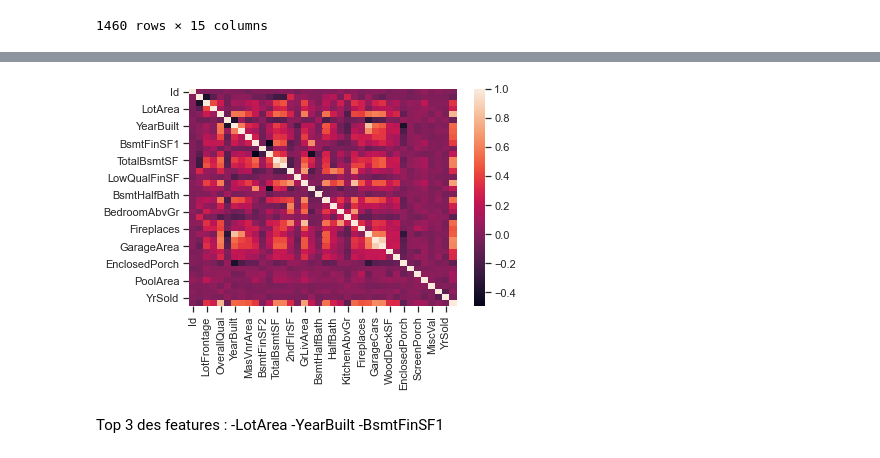
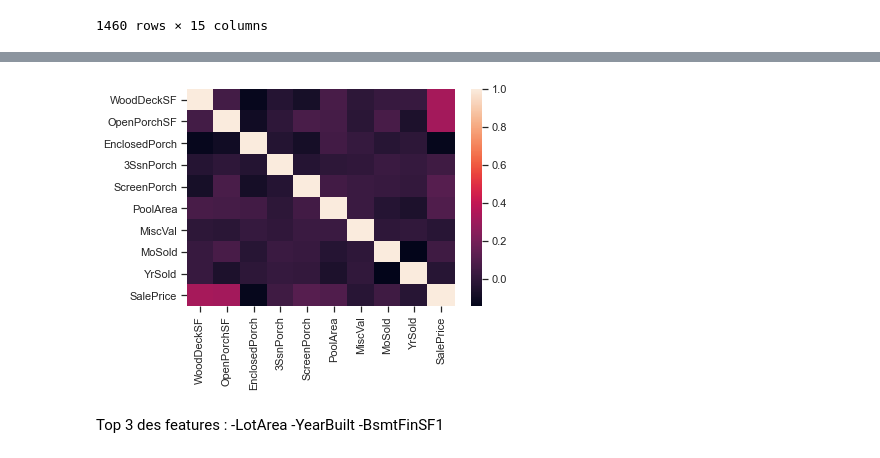
Before and after one commit to Q-Pi/ML, a Jupyter notebook: jour1/exosData.ipynb, the cells around one changed output, grey strips where cells are left out. Saved outputs shown, nothing was run; the diff lists cells and outputs as text; code cells hidden in the pictures.

```diff
--- a/jour1/exosData.ipynb
+++ b/jour1/exosData.ipynb
@@ -335,8 +352,8 @@ df.corr()
 # %%
 #g = mpl.pyplot.matshow(df.corr())
-g = sns.heatmap(df.corr())
+g = sns.heatmap(df.iloc[:,-15:].corr())
 # %% [output]
-[figure, old version]
+[figure, new version]
 # %% [markdown]
 Top 3 des features :
     -LotArea
```
Also changed, not shown: parts of 9 cells of this notebook, 34 other files.
